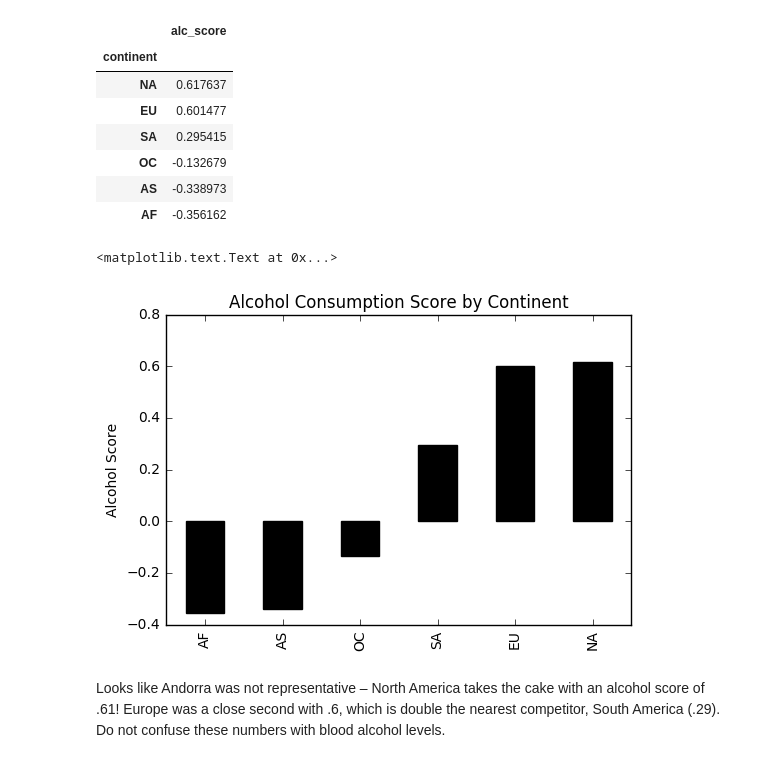
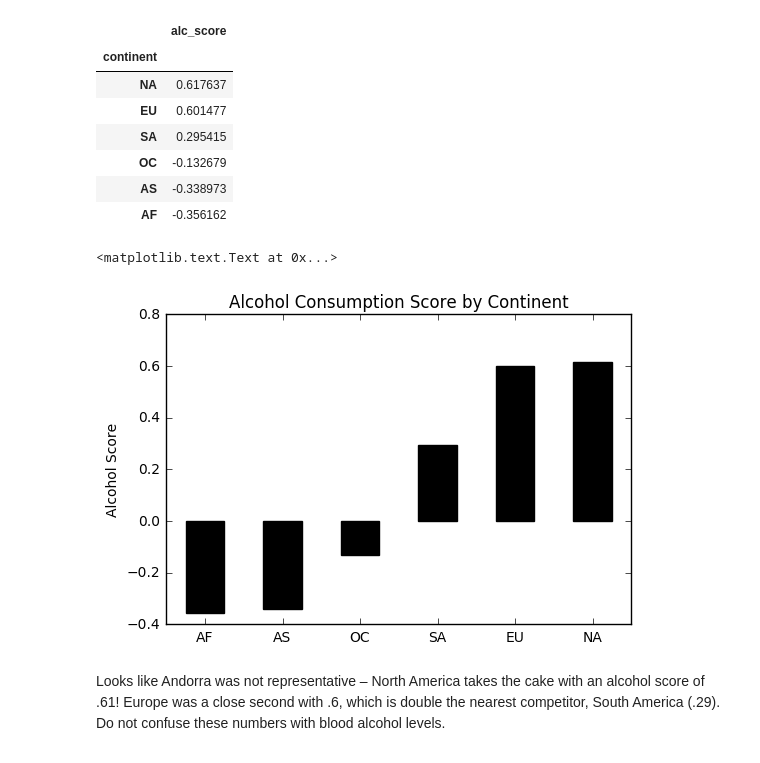
Before and after one commit to gagejustins/alcoholConsumption, a Jupyter notebook: alcohol.ipynb, the cells around one changed output. Saved outputs shown, nothing was run; the diff lists cells and outputs as text; code cells hidden in the pictures.

```diff
--- a/alcohol.ipynb
+++ b/alcohol.ipynb
@@ -227,11 +230,12 @@ alc.groupby('continent').agg({'alc_score': np.mean}).sort_values('alc_score', as
 # %%
 alc_score = alc.groupby('continent').agg({'alc_score': np.mean}).sort_values('alc_score')
 alc_score.plot(kind='bar', legend='', color='black')
+plt.xticks(rotation=0)
 plt.title('Alcohol Consumption Score by Continent')
 plt.xlabel('')
 plt.ylabel('Alcohol Score')
 # %% [output]
 <matplotlib.text.Text at 0x...>
-[figure, old version]
+[figure, new version]
 # %% [markdown]
 Looks like Andorra was not representative – North America takes the cake with an alcohol score of .61! Europe was a close second with .6, which is double the nearest competitor, South America (.29). Do not confuse these numbers with blood alcohol levels.
```
Also changed, not shown: parts of 10 cells of this notebook.
